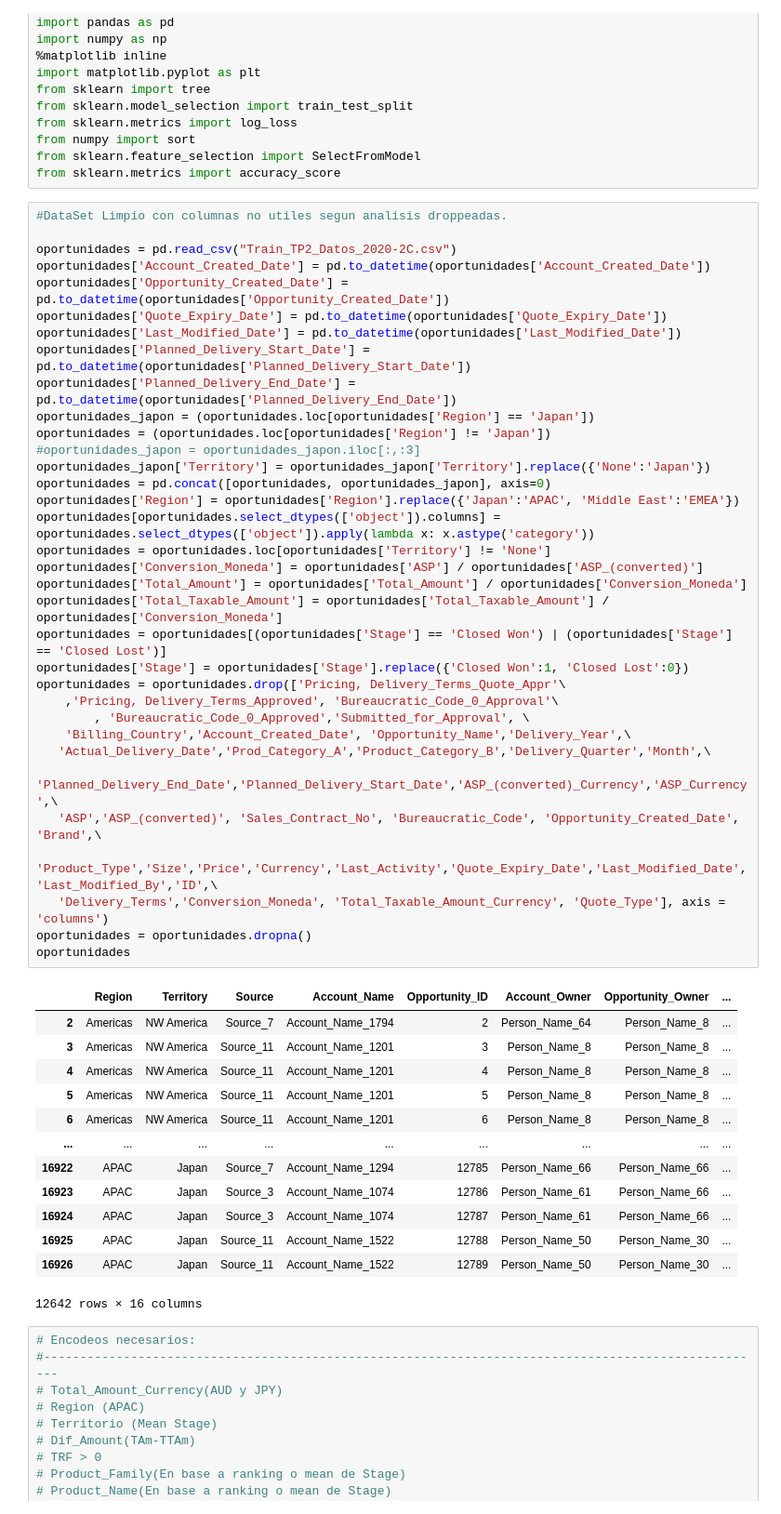
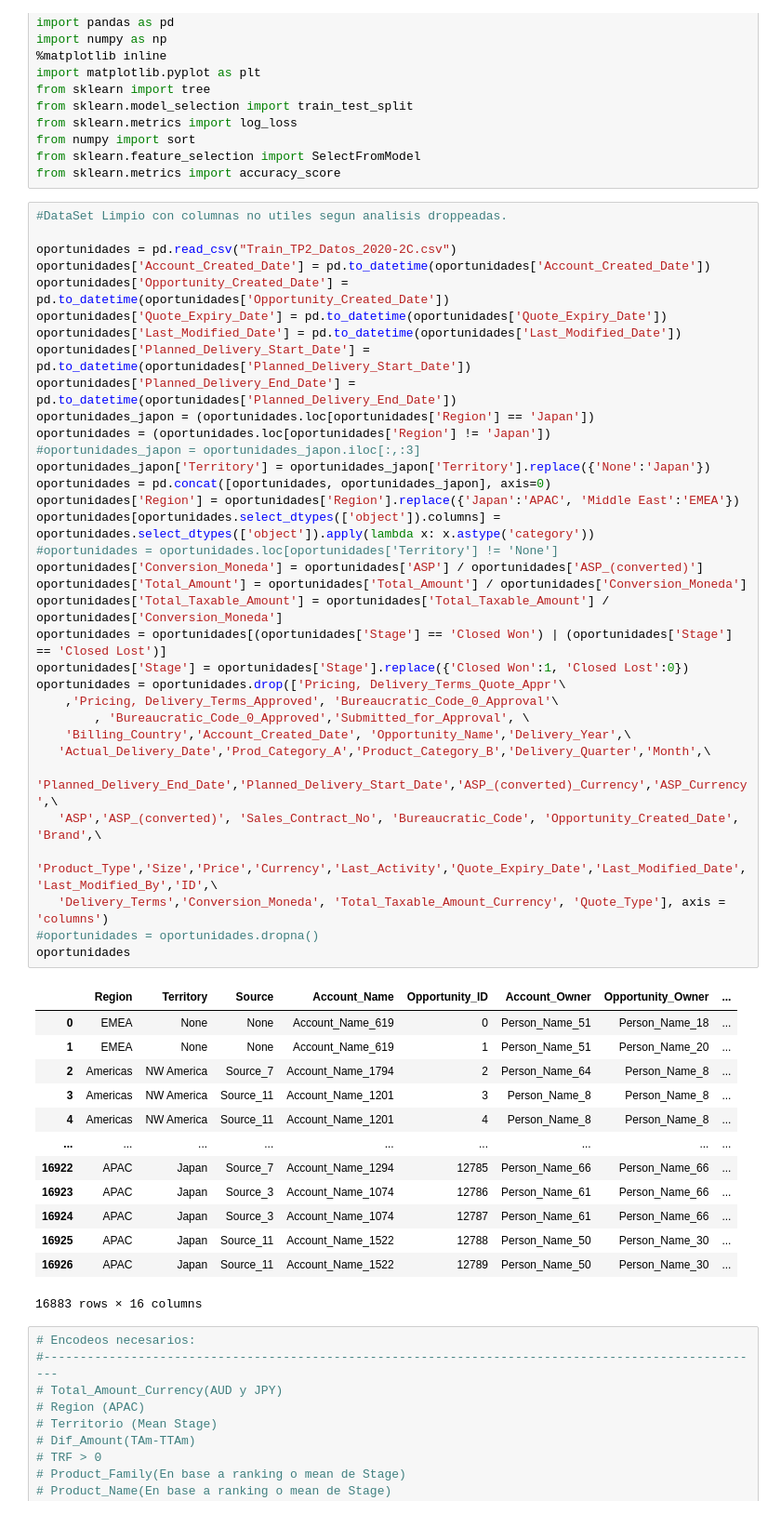
Before and after one commit to manulon/OrgaDatosTP2, a Jupyter notebook: XGBoost-NuevoDeCeroPostAnalisis.ipynb, the cells around one changed output. Shown at 93% size. Saved outputs shown, nothing was run; the diff lists cells and outputs as text.

```diff
--- a/XGBoost-NuevoDeCeroPostAnalisis.ipynb
+++ b/XGBoost-NuevoDeCeroPostAnalisis.ipynb
@@ -20,47 +20,47 @@ oportunidades = pd.read_csv("Train_TP2_Datos_2020-2C.csv")
 oportunidades['Account_Created_Date'] = pd.to_datetime(oportunidades['Account_Created_Date'])
 oportunidades['Opportunity_Created_Date'] = pd.to_datetime(oportunidades['Opportunity_Created_Date'])
 oportunidades['Quote_Expiry_Date'] = pd.to_datetime(oportunidades['Quote_Expiry_Date'])
 oportunidades['Last_Modified_Date'] = pd.to_datetime(oportunidades['Last_Modified_Date'])
 oportunidades['Planned_Delivery_Start_Date'] = pd.to_datetime(oportunidades['Planned_Delivery_Start_Date'])
 oportunidades['Planned_Delivery_End_Date'] = pd.to_datetime(oportunidades['Planned_Delivery_End_Date'])
 oportunidades_japon = (oportunidades.loc[oportunidades['Region'] == 'Japan'])
 oportunidades = (oportunidades.loc[oportunidades['Region'] != 'Japan'])
 #oportunidades_japon = oportunidades_japon.iloc[:,:3]
 oportunidades_japon['Territory'] = oportunidades_japon['Territory'].replace({'None':'Japan'})
 oportunidades = pd.concat([oportunidades, oportunidades_japon], axis=0)
 oportunidades['Region'] = oportunidades['Region'].replace({'Japan':'APAC', 'Middle East':'EMEA'})
 oportunidades[oportunidades.select_dtypes(['object']).columns] = oportunidades.select_dtypes(['object']).apply(lambda x: x.astype('category'))
-oportunidades = oportunidades.loc[oportunidades['Territory'] != 'None']
+#oportunidades = oportunidades.loc[oportunidades['Territory'] != 'None']
 oportunidades['Conversion_Moneda'] = oportunidades['ASP'] / oportunidades['ASP_(converted)']
 oportunidades['Total_Amount'] = oportunidades['Total_Amount'] / oportunidades['Conversion_Moneda']
 oportunidades['Total_Taxable_Amount'] = oportunidades['Total_Taxable_Amount'] / oportunidades['Conversion_Moneda']
 oportunidades = oportunidades[(oportunidades['Stage'] == 'Closed Won') | (oportunidades['Stage'] == 'Closed Lost')]
 oportunidades['Stage'] = oportunidades['Stage'].replace({'Closed Won':1, 'Closed Lost':0})
 oportunidades = oportunidades.drop(['Pricing, Delivery_Terms_Quote_Appr'\
     ,'Pricing, Delivery_Terms_Approved', 'Bureaucratic_Code_0_Approval'\
         , 'Bureaucratic_Code_0_Approved','Submitted_for_Approval', \
     'Billing_Country','Account_Created_Date', 'Opportunity_Name','Delivery_Year',\
    'Actual_Delivery_Date','Prod_Category_A','Product_Category_B','Delivery_Quarter','Month',\
    'Planned_Delivery_End_Date','Planned_Delivery_Start_Date','ASP_(converted)_Currency','ASP_Currency',\
    'ASP','ASP_(converted)', 'Sales_Contract_No', 'Bureaucratic_Code', 'Opportunity_Created_Date', 'Brand',\
    'Product_Type','Size','Price','Currency','Last_Activity','Quote_Expiry_Date','Last_Modified_Date','Last_Modified_By','ID',\
    'Delivery_Terms','Conversion_Moneda', 'Total_Taxable_Amount_Currency', 'Quote_Type'], axis = 'columns')
-oportunidades = oportunidades.dropna()
+#oportunidades = oportunidades.dropna()
 oportunidades
 # %% [output]
 |  | Region | Territory | Source | Account_Name | Opportunity_ID | Account_Owner | Opportunity_Owner | ... |
+| 0 | EMEA | None | None | Account_Name_619 | 0 | Person_Name_51 | Person_Name_18 | ... |
+| 1 | EMEA | None | None | Account_Name_619 | 1 | Person_Name_51 | Person_Name_20 | ... |
 | 2 | Americas | NW America | Source_7 | Account_Name_1794 | 2 | Person_Name_64 | Person_Name_8 | ... |
 | 3 | Americas | NW America | Source_11 | Account_Name_1201 | 3 | Person_Name_8 | Person_Name_8 | ... |
 | 4 | Americas | NW America | Source_11 | Account_Name_1201 | 4 | Person_Name_8 | Person_Name_8 | ... |
-| 5 | Americas | NW America | Source_11 | Account_Name_1201 | 5 | Person_Name_8 | Person_Name_8 | ... |
-| 6 | Americas | NW America | Source_11 | Account_Name_1201 | 6 | Person_Name_8 | Person_Name_8 | ... |
 | ... | ... | ... | ... | ... | ... | ... | ... | ... |
 | 16922 | APAC | Japan | Source_7 | Account_Name_1294 | 12785 | Person_Name_66 | Person_Name_66 | ... |
 | 16923 | APAC | Japan | Source_3 | Account_Name_1074 | 12786 | Person_Name_61 | Person_Name_66 | ... |
 | 16924 | APAC | Japan | Source_3 | Account_Name_1074 | 12787 | Person_Name_61 | Person_Name_66 | ... |
 | 16925 | APAC | Japan | Source_11 | Account_Name_1522 | 12788 | Person_Name_50 | Person_Name_30 | ... |
 | 16926 | APAC | Japan | Source_11 | Account_Name_1522 | 12789 | Person_Name_50 | Person_Name_30 | ... |
-12642 rows × 16 columns
+16883 rows × 16 columns
 # %%
 # Encodeos necesarios:
 #----------------------------------------------------------------------------------------------------
```
Also changed, not shown: parts of 18 cells of this notebook, 1 other file.
